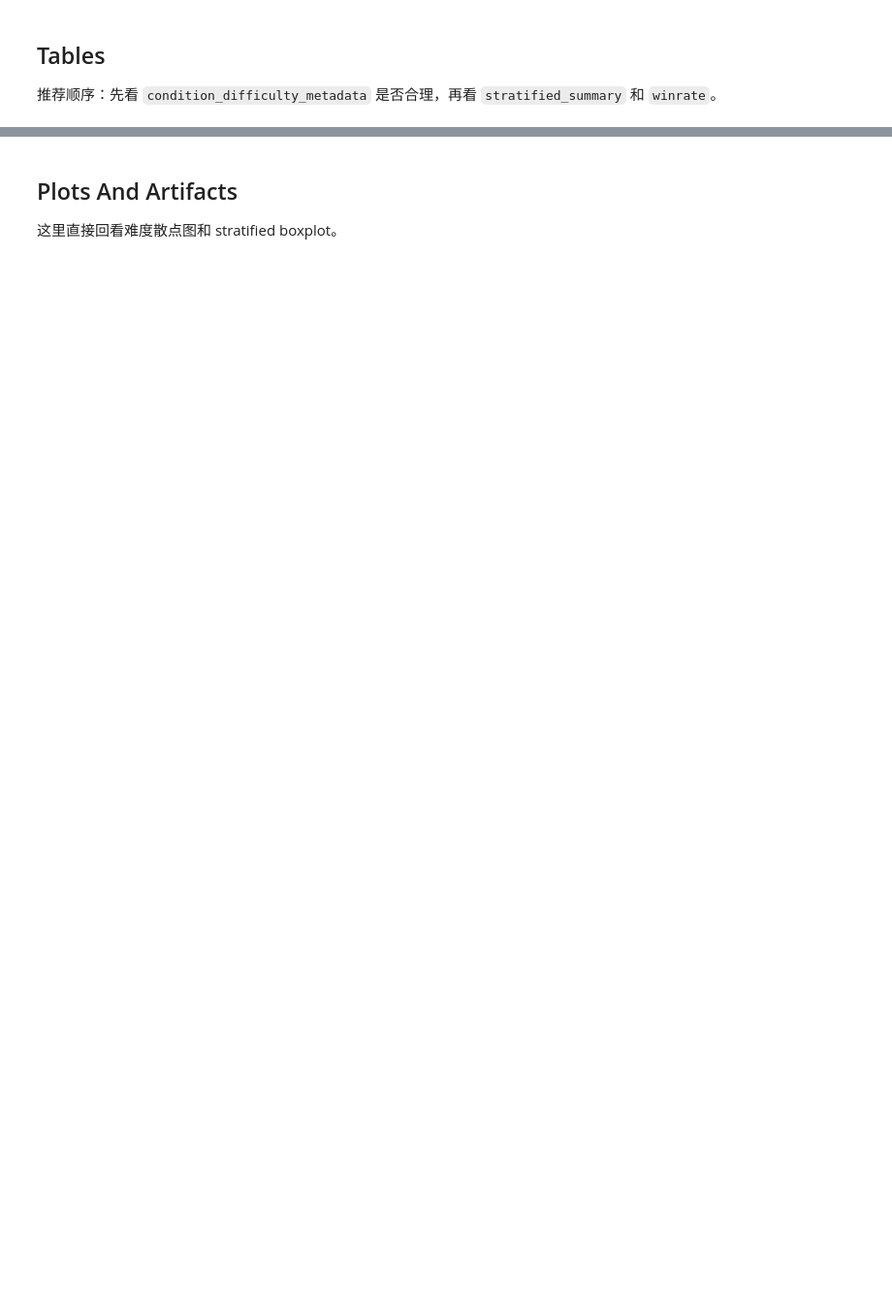
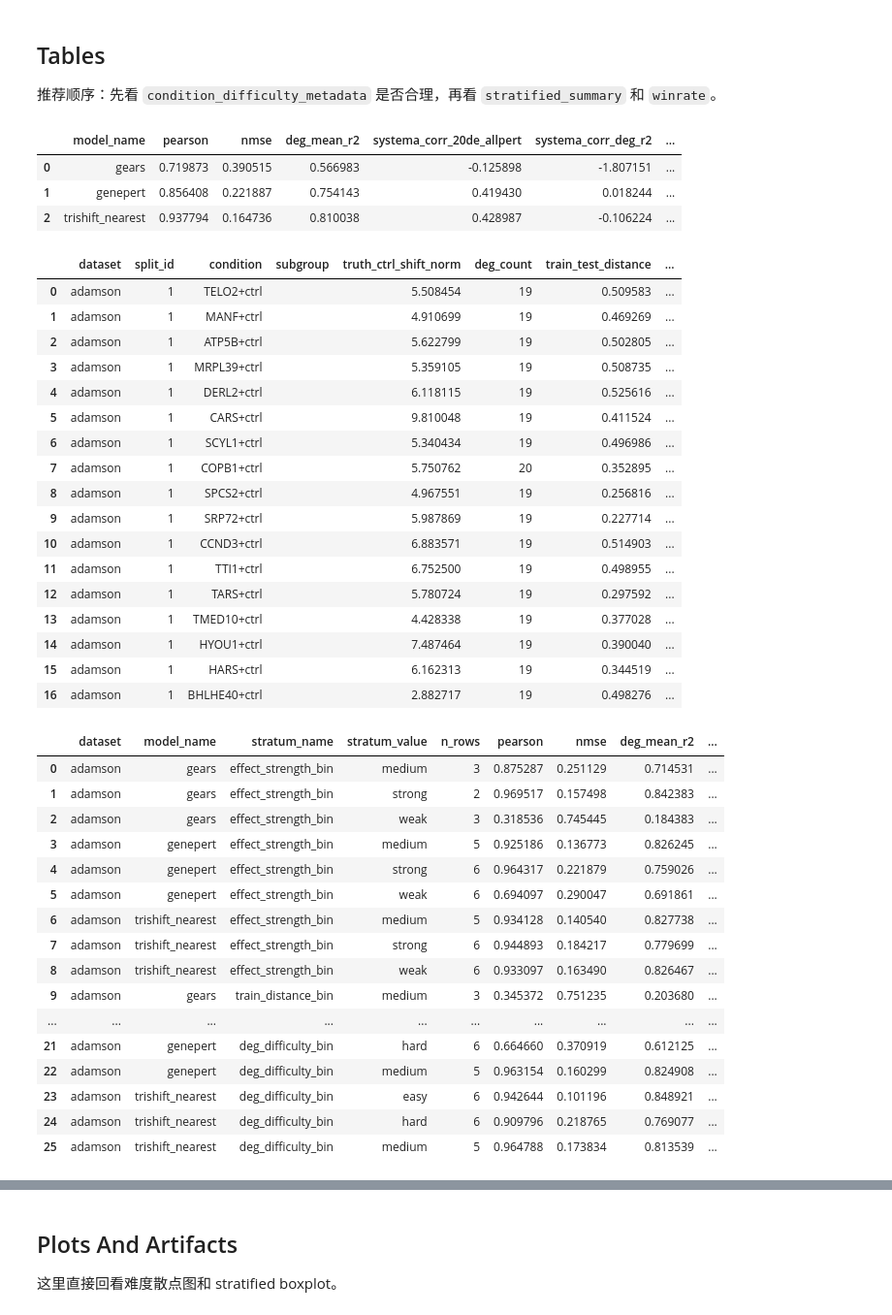
Before and after one commit to elan6666/trishift, a Jupyter notebook: notebooks/stratified_robustness_downstream_experiment.ipynb, the cells around one changed output, grey strips where cells are left out. Shown at 97% size. Saved outputs shown, nothing was run; the diff lists cells and outputs as text; code cells hidden in the pictures; blank space fills up the shorter version.

```diff
--- a/notebooks/stratified_robustness_downstream_experiment.ipynb
+++ b/notebooks/stratified_robustness_downstream_experiment.ipynb
@@ -59,7 +69,48 @@ print(f"summary metrics: {SUMMARY_METRICS}")
 
 推荐顺序：先看 `condition_difficulty_metadata` 是否合理，再看 `stratified_summary` 和 `winrate`。
 # %%
+display(result["metric_summary_df"])
 display(result["metadata_df"].head(30))
 display(result["stratified_df"].head(30))
 display(result["summary_df"].head(30))
 display(result["win_df"].head(30))
+# %% [output]
+|  | model_name | pearson | nmse | deg_mean_r2 | systema_corr_20de_allpert | systema_corr_deg_r2 | ... |
+| 0 | gears | 0.719873 | 0.390515 | 0.566983 | -0.125898 | -1.807151 | ... |
+| 1 | genepert | 0.856408 | 0.221887 | 0.754143 | 0.419430 | 0.018244 | ... |
+| 2 | trishift_nearest | 0.937794 | 0.164736 | 0.810038 | 0.428987 | -0.106224 | ... |
+|  | dataset | split_id | condition | subgroup | truth_ctrl_shift_norm | deg_count | train_test_distance | ... |
+| 0 | adamson | 1 | TELO2+ctrl |  | 5.508454 | 19 | 0.509583 | ... |
+| 1 | adamson | 1 | MANF+ctrl |  | 4.910699 | 19 | 0.469269 | ... |
+| 2 | adamson | 1 | ATP5B+ctrl |  | 5.622799 | 19 | 0.502805 | ... |
+| 3 | adamson | 1 | MRPL39+ctrl |  | 5.359105 | 19 | 0.508735 | ... |
+| 4 | adamson | 1 | DERL2+ctrl |  | 6.118115 | 19 | 0.525616 | ... |
+| 5 | adamson | 1 | CARS+ctrl |  | 9.810048 | 19 | 0.411524 | ... |
+| 6 | adamson | 1 | SCYL1+ctrl |  | 5.340434 | 19 | 0.496986 | ... |
+| 7 | adamson | 1 | COPB1+ctrl |  | 5.750762 | 20 | 0.352895 | ... |
+| 8 | adamson | 1 | SPCS2+ctrl |  | 4.967551 | 19 | 0.256816 | ... |
+| 9 | adamson | 1 | SRP72+ctrl |  | 5.987869 | 19 | 0.227714 | ... |
+| 10 | adamson | 1 | CCND3+ctrl |  | 6.883571 | 19 | 0.514903 | ... |
+| 11 | adamson | 1 | TTI1+ctrl |  | 6.752500 | 19 | 0.498955 | ... |
+| 12 | adamson | 1 | TARS+ctrl |  | 5.780724 | 19 | 0.297592 | ... |
+| 13 | adamson | 1 | TMED10+ctrl |  | 4.428338 | 19 | 0.377028 | ... |
+| 14 | adamson | 1 | HYOU1+ctrl |  | 7.487464 | 19 | 0.390040 | ... |
+| 15 | adamson | 1 | HARS+ctrl |  | 6.162313 | 19 | 0.344519 | ... |
+| 16 | adamson | 1 | BHLHE40+ctrl |  | 2.882717 | 19 | 0.498276 | ... |
+|  | dataset | model_name | stratum_name | stratum_value | n_rows | pearson | nmse | deg_mean_r2 | ... |
+| 0 | adamson | gears | effect_strength_bin | medium | 3 | 0.875287 | 0.251129 | 0.714531 | ... |
+| 1 | adamson | gears | effect_strength_bin | strong | 2 | 0.969517 | 0.157498 | 0.842383 | ... |
+| 2 | adamson | gears | effect_strength_bin | weak | 3 | 0.318536 | 0.745445 | 0.184383 | ... |
+| 3 | adamson | genepert | effect_strength_bin | medium | 5 | 0.925186 | 0.136773 | 0.826245 | ... |
+| 4 | adamson | genepert | effect_strength_bin | strong | 6 | 0.964317 | 0.221879 | 0.759026 | ... |
+| 5 | adamson | genepert | effect_strength_bin | weak | 6 | 0.694097 | 0.290047 | 0.691861 | ... |
+| 6 | adamson | trishift_nearest | effect_strength_bin | medium | 5 | 0.934128 | 0.140540 | 0.827738 | ... |
+| 7 | adamson | trishift_nearest | effect_strength_bin | strong | 6 | 0.944893 | 0.184217 | 0.779699 | ... |
+| 8 | adamson | trishift_nearest | effect_strength_bin | weak | 6 | 0.933097 | 0.163490 | 0.826467 | ... |
+| 9 | adamson | gears | train_distance_bin | medium | 3 | 0.345372 | 0.751235 | 0.203680 | ... |
+| ... | ... | ... | ... | ... | ... | ... | ... | ... | ... |
+| 21 | adamson | genepert | deg_difficulty_bin | hard | 6 | 0.664660 | 0.370919 | 0.612125 | ... |
+| 22 | adamson | genepert | deg_difficulty_bin | medium | 5 | 0.963154 | 0.160299 | 0.824908 | ... |
+| 23 | adamson | trishift_nearest | deg_difficulty_bin | easy | 6 | 0.942644 | 0.101196 | 0.848921 | ... |
+| 24 | adamson | trishift_nearest | deg_difficulty_bin | hard | 6 | 0.909796 | 0.218765 | 0.769077 | ... |
+| 25 | adamson | trishift_nearest | deg_difficulty_bin | medium | 5 | 0.964788 | 0.173834 | 0.813539 | ... |
```
Also changed, not shown: parts of 4 cells of this notebook, 2 other files.
